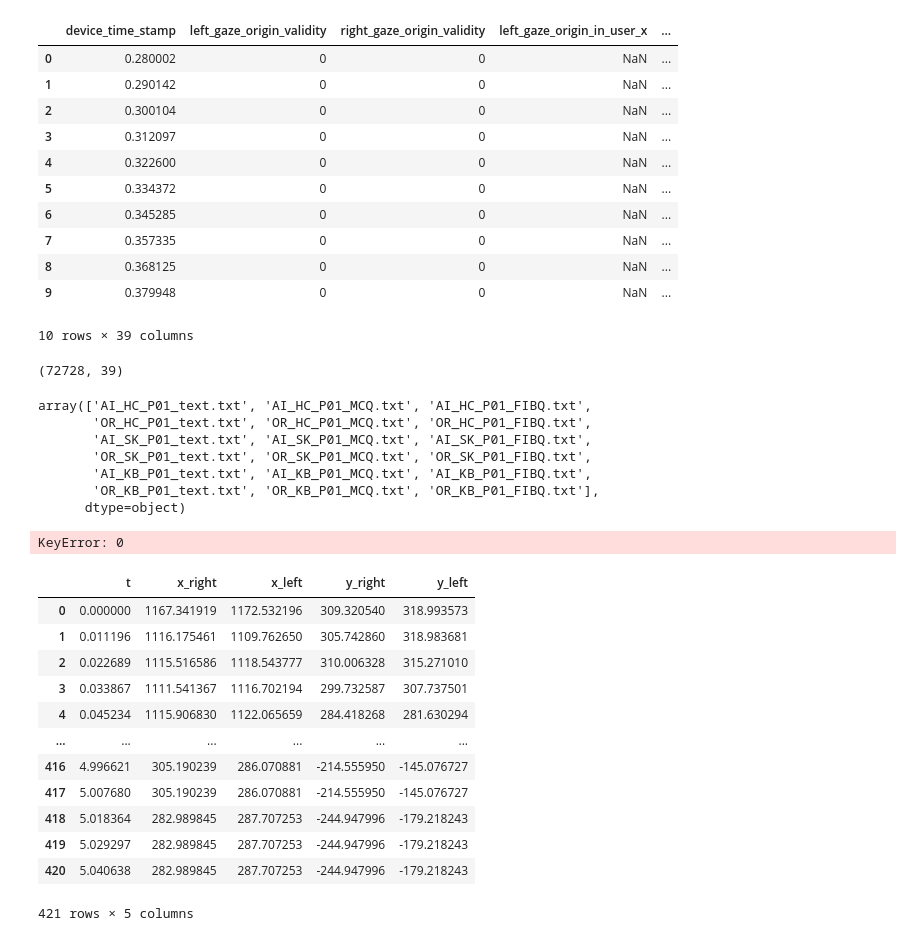
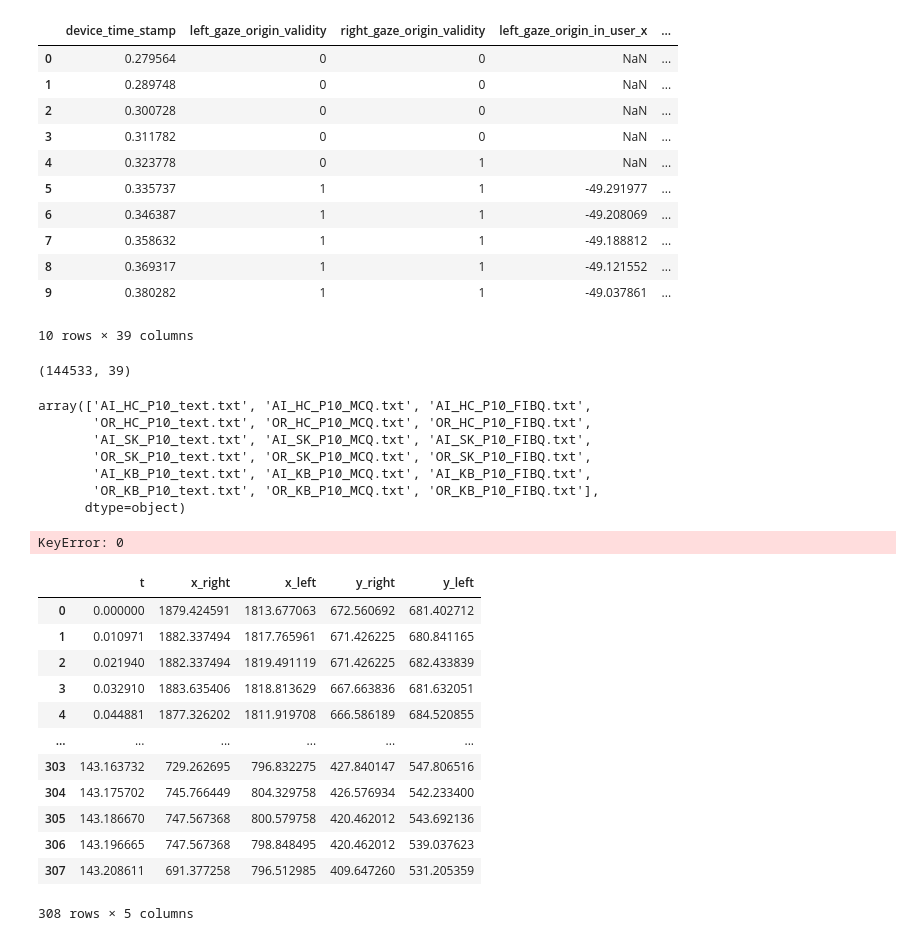
Before and after one commit to slayervictor/Fagpakkeprojekt-Eyes-Modelling, a Jupyter notebook: eye_tracking_expiriment/data_extraction.ipynb, the cells around one changed output. Drawn from its saved outputs; the diff is of its cells as text; code cells hidden in the pictures.

```diff
--- a/eye_tracking_expiriment/data_extraction.ipynb
+++ b/eye_tracking_expiriment/data_extraction.ipynb
@@ -12,36 +12,36 @@ testperson = 11
 # %%
 warnings.filterwarnings('ignore')
-gaze = pd.read_csv("../eye_tracking_expiriment\data\gaze_data_Mads_11.csv")
+gaze = pd.read_csv("../eye_tracking_expiriment/data/gaze_data_Muhammad_20.csv")
 gaze.head(10)
 # %% [output]
 |  | device_time_stamp | left_gaze_origin_validity | right_gaze_origin_validity | left_gaze_origin_in_user_x | ... |
-| 0 | 0.280002 | 0 | 0 | NaN | ... |
-| 1 | 0.290142 | 0 | 0 | NaN | ... |
-| 2 | 0.300104 | 0 | 0 | NaN | ... |
-| 3 | 0.312097 | 0 | 0 | NaN | ... |
-| 4 | 0.322600 | 0 | 0 | NaN | ... |
-| 5 | 0.334372 | 0 | 0 | NaN | ... |
-| 6 | 0.345285 | 0 | 0 | NaN | ... |
-| 7 | 0.357335 | 0 | 0 | NaN | ... |
-| 8 | 0.368125 | 0 | 0 | NaN | ... |
-| 9 | 0.379948 | 0 | 0 | NaN | ... |
+| 0 | 0.279564 | 0 | 0 | NaN | ... |
+| 1 | 0.289748 | 0 | 0 | NaN | ... |
+| 2 | 0.300728 | 0 | 0 | NaN | ... |
+| 3 | 0.311782 | 0 | 0 | NaN | ... |
+| 4 | 0.323778 | 0 | 1 | NaN | ... |
+| 5 | 0.335737 | 1 | 1 | -49.291977 | ... |
+| 6 | 0.346387 | 1 | 1 | -49.208069 | ... |
+| 7 | 0.358632 | 1 | 1 | -49.188812 | ... |
+| 8 | 0.369317 | 1 | 1 | -49.121552 | ... |
+| 9 | 0.380282 | 1 | 1 | -49.037861 | ... |
 10 rows × 39 columns
 # %%
 gaze = gaze.dropna()
 gaze.reset_index(drop=True, inplace=True)
 gaze.shape
 # %% [output]
-(72728, 39)
+(144533, 39)
 # %%
 un = gaze["text_file"].unique()
 un
 # %% [output]
-array(['AI_HC_P01_text.txt', 'AI_HC_P01_MCQ.txt', 'AI_HC_P01_FIBQ.txt',
-       'OR_HC_P01_text.txt', 'OR_HC_P01_MCQ.txt', 'OR_HC_P01_FIBQ.txt',
-       'AI_SK_P01_text.txt', 'AI_SK_P01_MCQ.txt', 'AI_SK_P01_FIBQ.txt',
-       'OR_SK_P01_text.txt', 'OR_SK_P01_MCQ.txt', 'OR_SK_P01_FIBQ.txt',
-       'AI_KB_P01_text.txt', 'AI_KB_P01_MCQ.txt', 'AI_KB_P01_FIBQ.txt',
-       'OR_KB_P01_text.txt', 'OR_KB_P01_MCQ.txt', 'OR_KB_P01_FIBQ.txt'],
+array(['AI_HC_P10_text.txt', 'AI_HC_P10_MCQ.txt', 'AI_HC_P10_FIBQ.txt',
+       'OR_HC_P10_text.txt', 'OR_HC_P10_MCQ.txt', 'OR_HC_P10_FIBQ.txt',
+       'AI_SK_P10_text.txt', 'AI_SK_P10_MCQ.txt', 'AI_SK_P10_FIBQ.txt',
+       'OR_SK_P10_text.txt', 'OR_SK_P10_MCQ.txt', 'OR_SK_P10_FIBQ.txt',
+       'AI_KB_P10_text.txt', 'AI_KB_P10_MCQ.txt', 'AI_KB_P10_FIBQ.txt',
+       'OR_KB_P10_text.txt', 'OR_KB_P10_MCQ.txt', 'OR_KB_P10_FIBQ.txt'],
       dtype=object)
 # %%
 im_HC_AI = gaze[(gaze["Label"] == "Immersive") & (gaze["text_file"] == un[0])]
@@ -76,18 +76,18 @@ eyes = pd.DataFrame({'t': t, 'x_right': right_x, 'x_left': left_x, 'y_right': ri
 eyes
 # %% [output]
 |  | t | x_right | x_left | y_right | y_left |
-| 0 | 0.000000 | 1167.341919 | 1172.532196 | 309.320540 | 318.993573 |
-| 1 | 0.011196 | 1116.175461 | 1109.762650 | 305.742860 | 318.983681 |
-| 2 | 0.022689 | 1115.516586 | 1118.543777 | 310.006328 | 315.271010 |
-| 3 | 0.033867 | 1111.541367 | 1116.702194 | 299.732587 | 307.737501 |
-| 4 | 0.045234 | 1115.906830 | 1122.065659 | 284.418268 | 281.630294 |
+| 0 | 0.000000 | 1879.424591 | 1813.677063 | 672.560692 | 681.402712 |
+| 1 | 0.010971 | 1882.337494 | 1817.765961 | 671.426225 | 680.841165 |
+| 2 | 0.021940 | 1882.337494 | 1819.491119 | 671.426225 | 682.433839 |
+| 3 | 0.032910 | 1883.635406 | 1818.813629 | 667.663836 | 681.632051 |
+| 4 | 0.044881 | 1877.326202 | 1811.919708 | 666.586189 | 684.520855 |
 | ... | ... | ... | ... | ... | ... |
-| 416 | 4.996621 | 305.190239 | 286.070881 | -214.555950 | -145.076727 |
-| 417 | 5.007680 | 305.190239 | 286.070881 | -214.555950 | -145.076727 |
-| 418 | 5.018364 | 282.989845 | 287.707253 | -244.947996 | -179.218243 |
-| 419 | 5.029297 | 282.989845 | 287.707253 | -244.947996 | -179.218243 |
-| 420 | 5.040638 | 282.989845 | 287.707253 | -244.947996 | -179.218243 |
+| 303 | 143.163732 | 729.262695 | 796.832275 | 427.840147 | 547.806516 |
+| 304 | 143.175702 | 745.766449 | 804.329758 | 426.576934 | 542.233400 |
+| 305 | 143.186670 | 747.567368 | 800.579758 | 420.462012 | 543.692136 |
+| 306 | 143.196665 | 747.567368 | 798.848495 | 420.462012 | 539.037623 |
+| 307 | 143.208611 | 691.377258 | 796.512985 | 409.647260 | 531.205359 |
-421 rows × 5 columns
+308 rows × 5 columns
 # %%
 f, axes = plt.subplots(2, 1, figsize=(15, 8))
 
```
Also changed, not shown: parts of 11 cells of this notebook, 2 other files.
